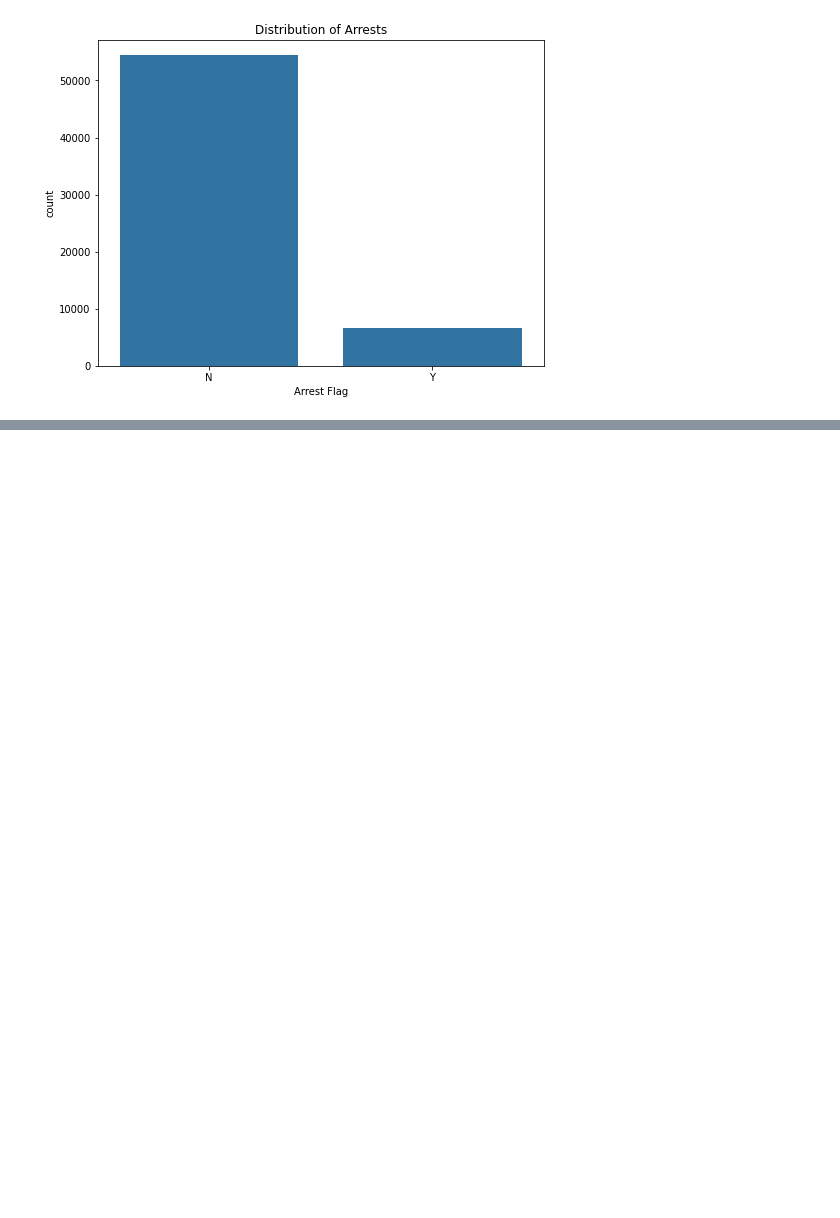
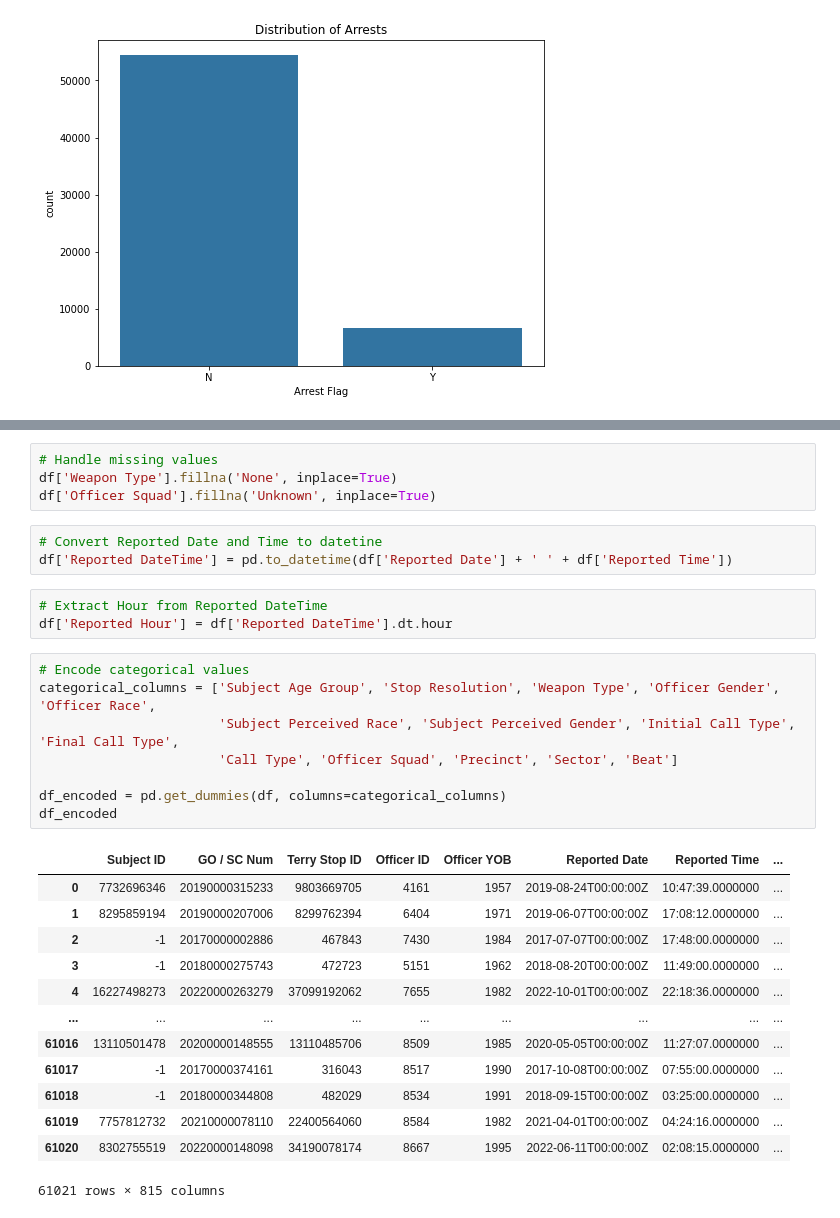
Before and after one commit to AlexIrungu/dsc-phase3-pro, a Jupyter notebook: index.ipynb, the cells around one changed output, grey strips where cells are left out. Cells and saved outputs as stored; diff of their text form; blank space fills up the shorter version.

```diff
--- a/index.ipynb
+++ b/index.ipynb
@@ -95,0 +115,32 @@ plt.show()
+# %%
+# Handle missing values
+df['Weapon Type'].fillna('None', inplace=True)
+df['Officer Squad'].fillna('Unknown', inplace=True)
+# %%
+# Convert Reported Date and Time to datetine
+df['Reported DateTime'] = pd.to_datetime(df['Reported Date'] + ' ' + df['Reported Time'])
+# %%
+# Extract Hour from Reported DateTime
+df['Reported Hour'] = df['Reported DateTime'].dt.hour
+# %%
+# Encode categorical values
+categorical_columns = ['Subject Age Group', 'Stop Resolution', 'Weapon Type', 'Officer Gender', 'Officer Race',
+                       'Subject Perceived Race', 'Subject Perceived Gender', 'Initial Call Type', 'Final Call Type',
+                       'Call Type', 'Officer Squad', 'Precinct', 'Sector', 'Beat']
+
+df_encoded = pd.get_dummies(df, columns=categorical_columns)
+df_encoded
+# %% [output]
+|  | Subject ID | GO / SC Num | Terry Stop ID | Officer ID | Officer YOB | Reported Date | Reported Time | ... |
+| 0 | 7732696346 | 20190000315233 | 9803669705 | 4161 | 1957 | 2019-08-24T00:00:00Z | 10:47:39.0000000 | ... |
+| 1 | 8295859194 | 20190000207006 | 8299762394 | 6404 | 1971 | 2019-06-07T00:00:00Z | 17:08:12.0000000 | ... |
+| 2 | -1 | 20170000002886 | 467843 | 7430 | 1984 | 2017-07-07T00:00:00Z | 17:48:00.0000000 | ... |
+| 3 | -1 | 20180000275743 | 472723 | 5151 | 1962 | 2018-08-20T00:00:00Z | 11:49:00.0000000 | ... |
+| 4 | 16227498273 | 20220000263279 | 37099192062 | 7655 | 1982 | 2022-10-01T00:00:00Z | 22:18:36.0000000 | ... |
+| ... | ... | ... | ... | ... | ... | ... | ... | ... |
+| 61016 | 13110501478 | 20200000148555 | 13110485706 | 8509 | 1985 | 2020-05-05T00:00:00Z | 11:27:07.0000000 | ... |
+| 61017 | -1 | 20170000374161 | 316043 | 8517 | 1990 | 2017-10-08T00:00:00Z | 07:55:00.0000000 | ... |
+| 61018 | -1 | 20180000344808 | 482029 | 8534 | 1991 | 2018-09-15T00:00:00Z | 03:25:00.0000000 | ... |
+| 61019 | 7757812732 | 20210000078110 | 22400564060 | 8584 | 1982 | 2021-04-01T00:00:00Z | 04:24:16.0000000 | ... |
+| 61020 | 8302755519 | 20220000148098 | 34190078174 | 8667 | 1995 | 2022-06-11T00:00:00Z | 02:08:15.0000000 | ... |
+61021 rows × 815 columns
```
Also changed, not shown: parts of 5 cells of this notebook.
